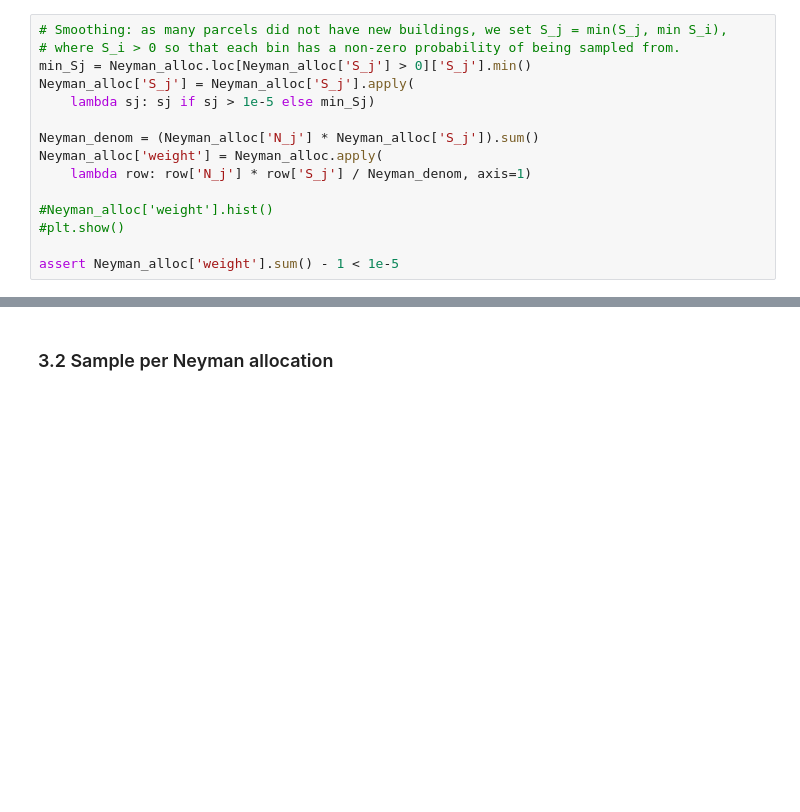
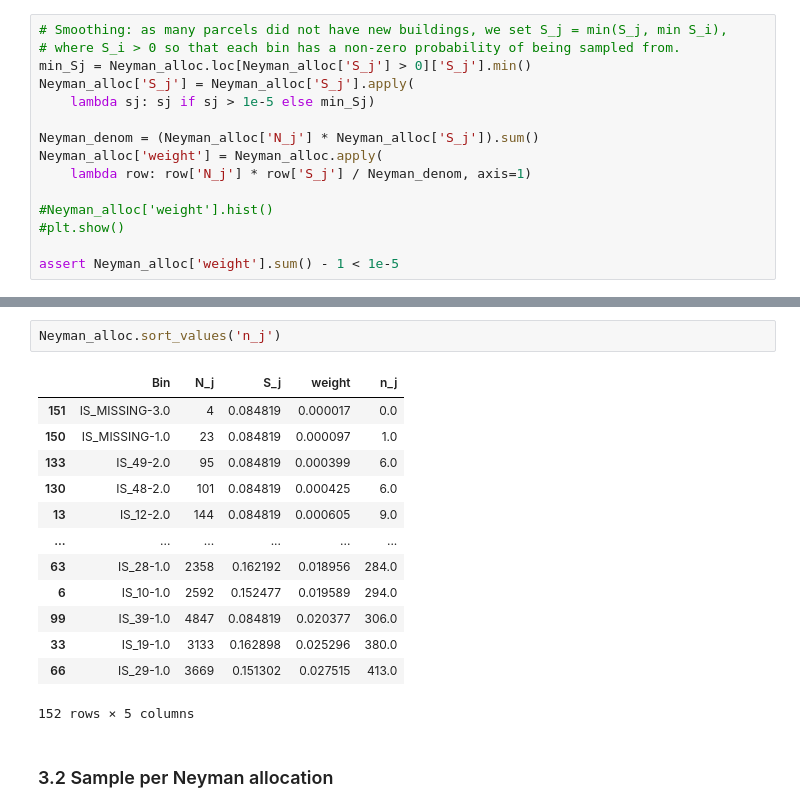
Before and after one commit to reglab/rgb-footprint-extract, a Jupyter notebook: naip_process/Pop-Estimates-Sampling.ipynb, the cells around one changed output, grey strips where cells are left out. Drawn from its saved outputs; the diff is of its cells as text; blank space fills up the shorter version.

```diff
--- a/naip_process/Pop-Estimates-Sampling.ipynb
+++ b/naip_process/Pop-Estimates-Sampling.ipynb
@@ -235,3 +290,19 @@ plt.show()
+# %%
+Neyman_alloc.sort_values('n_j')
+# %% [output]
+|  | Bin | N_j | S_j | weight | n_j |
+| 151 | IS_MISSING-3.0 | 4 | 0.084819 | 0.000017 | 0.0 |
+| 150 | IS_MISSING-1.0 | 23 | 0.084819 | 0.000097 | 1.0 |
+| 133 | IS_49-2.0 | 95 | 0.084819 | 0.000399 | 6.0 |
+| 130 | IS_48-2.0 | 101 | 0.084819 | 0.000425 | 6.0 |
+| 13 | IS_12-2.0 | 144 | 0.084819 | 0.000605 | 9.0 |
+| ... | ... | ... | ... | ... | ... |
+| 63 | IS_28-1.0 | 2358 | 0.162192 | 0.018956 | 284.0 |
+| 6 | IS_10-1.0 | 2592 | 0.152477 | 0.019589 | 294.0 |
+| 99 | IS_39-1.0 | 4847 | 0.084819 | 0.020377 | 306.0 |
+| 33 | IS_19-1.0 | 3133 | 0.162898 | 0.025296 | 380.0 |
+| 66 | IS_29-1.0 | 3669 | 0.151302 | 0.027515 | 413.0 |
+152 rows × 5 columns
 # %% [markdown]
 ### 3.2 Sample per Neyman allocation
 # %%
```
Also changed, not shown: parts of 18 cells of this notebook, 5 other files.
